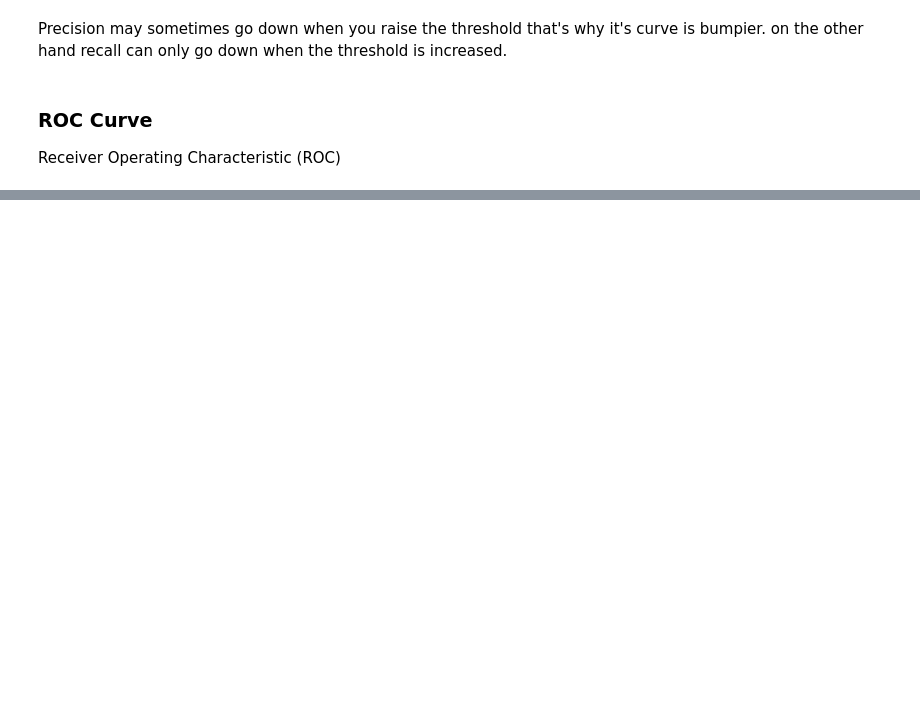
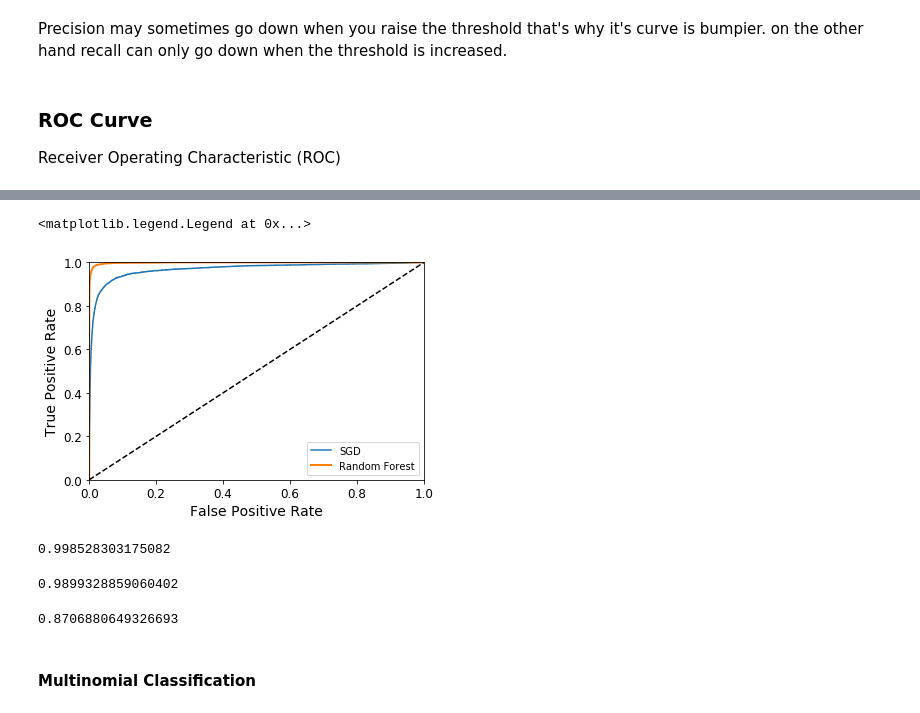
Before and after one commit to AviaTorX/handson-ml, a Jupyter notebook: Chapter 3/Classification.ipynb, the cells around one changed output, grey strips where cells are left out. Saved outputs shown, nothing was run; the diff lists cells and outputs as text; code cells hidden in the pictures; blank space fills up the shorter version.

```diff
--- a/Chapter 3/Classification.ipynb
+++ b/Chapter 3/Classification.ipynb
@@ -252,0 +295,19 @@ Receiver Operating Characteristic (ROC)
+# %%
+forest_clf = RandomForestClassifier(random_state = 42)
+# %%
+y_probas_forest = cross_val_predict(forest_clf, X_train, y_train_5, cv=3, method="predict_proba")
+# %%
+y_scores_forest = y_probas_forest[:, 1]
+# %%
+fpr_forest, tpr_forest, thresholds = roc_curve(y_train_5, y_scores_forest)
+# %%
+plt.plot(fpr, tpr, label = "SGD")
+plot_roc_curve(fpr_forest, tpr_forest, label = "Random Forest")
+plt.legend(loc="lower right")
+# %% [output]
+<matplotlib.legend.Legend at 0x...>
+[figure, added]
+# %%
+roc_auc_score(y_train_5, y_scores_forest)
+# %% [output]
+0.998528303175082
@@ -252,0 +316,10 @@ Receiver Operating Characteristic (ROC)
+# %%
+precision_score(y_train_5, y_train_pred_forest)
+# %% [output]
+0.9899328859060402
+# %%
+recall_score(y_train_5, y_train_pred_forest)
+# %% [output]
+0.8706880649326693
+# %% [markdown]
+#### Multinomial Classification
```
Also changed, not shown: parts of 62 cells of this notebook.
